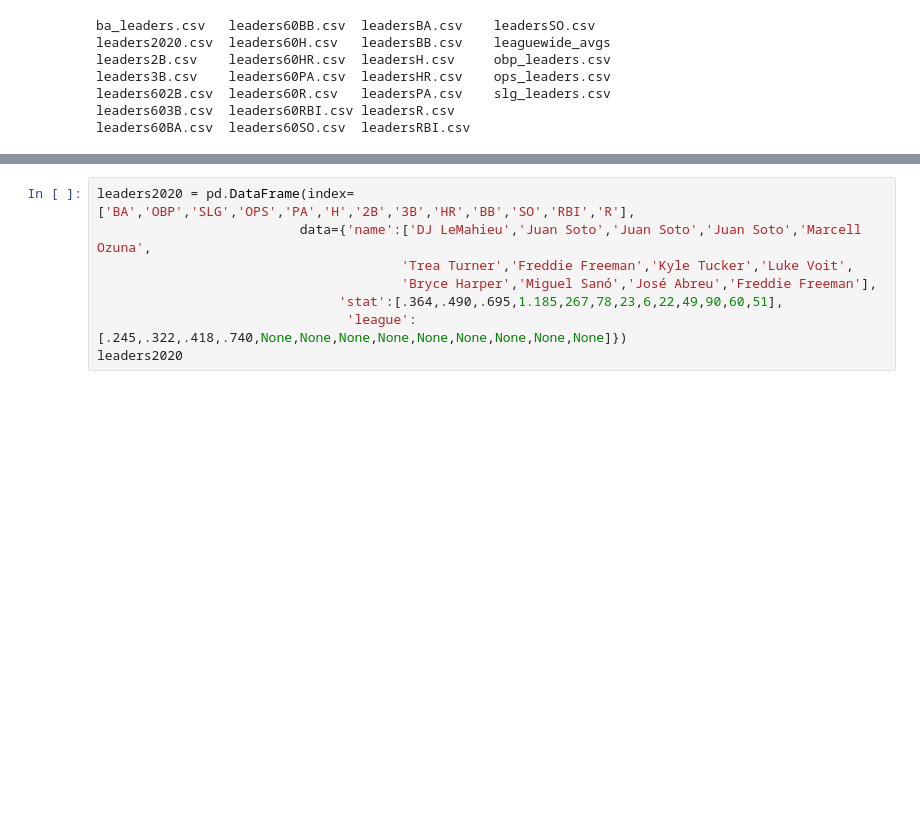
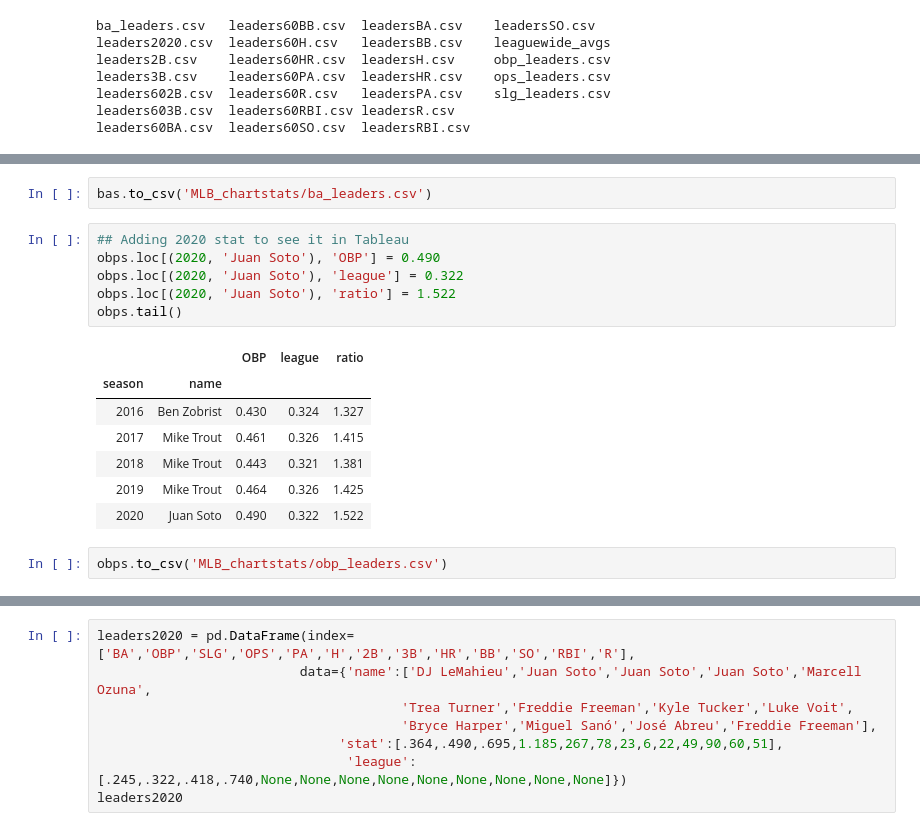
Before and after one commit to ebhtra/MLB-short-season-stats, a Jupyter notebook: MLB_Short_Season_Stats_part_2.ipynb, the cells around one changed output, grey strips where cells are left out. Saved outputs shown, nothing was run; the diff lists cells and outputs as text; blank space fills up the shorter version.

```diff
--- a/MLB_Short_Season_Stats_part_2.ipynb
+++ b/MLB_Short_Season_Stats_part_2.ipynb
@@ -720,0 +736,18 @@ leaders60BA.csv  leaders60SO.csv  leadersRBI.csv
+# %%
+bas.to_csv('MLB_chartstats/ba_leaders.csv')
+# %%
+## Adding 2020 stat to see it in Tableau
+obps.loc[(2020, 'Juan Soto'), 'OBP'] = 0.490
+obps.loc[(2020, 'Juan Soto'), 'league'] = 0.322
+obps.loc[(2020, 'Juan Soto'), 'ratio'] = 1.522
+obps.tail()
+# %% [output]
+|  |  | OBP | league | ratio |
+| season | name |  |  |  |
+| 2016 | Ben Zobrist | 0.430 | 0.324 | 1.327 |
+| 2017 | Mike Trout | 0.461 | 0.326 | 1.415 |
+| 2018 | Mike Trout | 0.443 | 0.321 | 1.381 |
+| 2019 | Mike Trout | 0.464 | 0.326 | 1.425 |
+| 2020 | Juan Soto | 0.490 | 0.322 | 1.522 |
+# %%
+obps.to_csv('MLB_chartstats/obp_leaders.csv')
```
Also changed, not shown: parts of 10 cells of this notebook.
